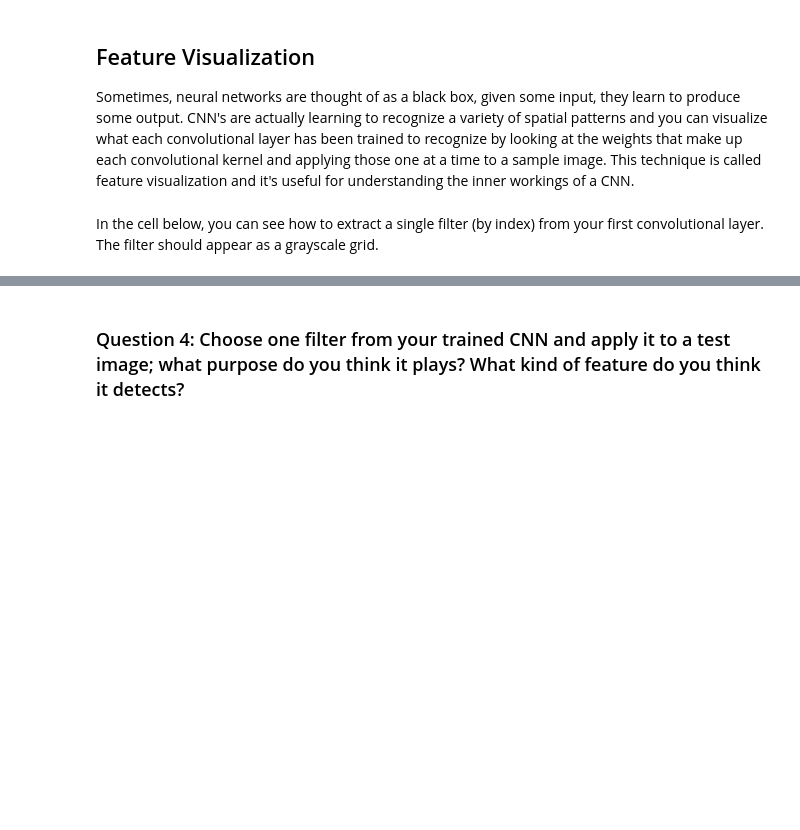
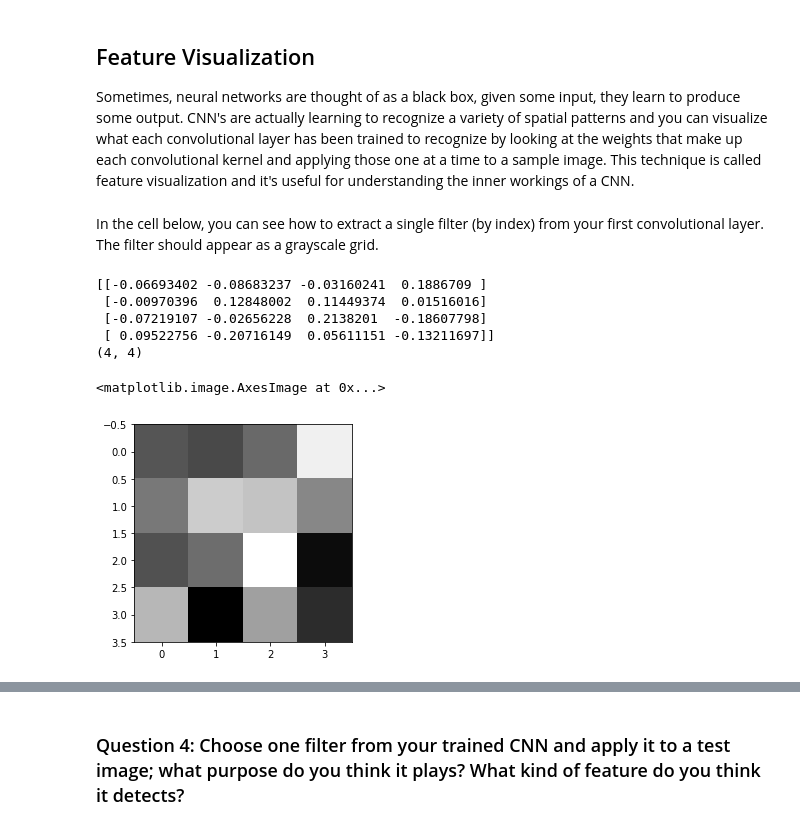
Before and after one commit to mzouink/P1_Facial_Keypoints, a Jupyter notebook: 2. Define the Network Architecture.ipynb, the cells around one changed output, grey strips where cells are left out. Saved outputs shown, nothing was run; the diff lists cells and outputs as text; code cells hidden in the pictures; blank space fills up the shorter version.

```diff
--- a/2. Define the Network Architecture.ipynb
+++ b/2. Define the Network Architecture.ipynb
@@ -502,17 +521,25 @@ In the cell below, you can see how to extract a single filter (by index) from yo
 # %%
 # Get the weights in the first conv layer, "conv1"
 # if necessary, change this to reflect the name of your first conv layer
 weights1 = net.conv1.weight.data
 
-w = weights1.numpy()
+w = weights1.cpu().detach().numpy()
 
 filter_index = 0
 
 print(w[filter_index][0])
 print(w[filter_index][0].shape)
 
 # display the filter weights
 plt.imshow(w[filter_index][0], cmap='gray')
+# %% [output]
+[[-0.06693402 -0.08683237 -0.03160241  0.1886709 ]
+ [-0.00970396  0.12848002  0.11449374  0.01516016]
+ [-0.07219107 -0.02656228  0.2138201  -0.18607798]
+ [ 0.09522756 -0.20716149  0.05611151 -0.13211697]]
+(4, 4)
+<matplotlib.image.AxesImage at 0x...>
+[figure, added]
 # %% [markdown]
 ## Feature maps
 
```
Also changed, not shown: parts of 6 cells of this notebook, 2 other files.
